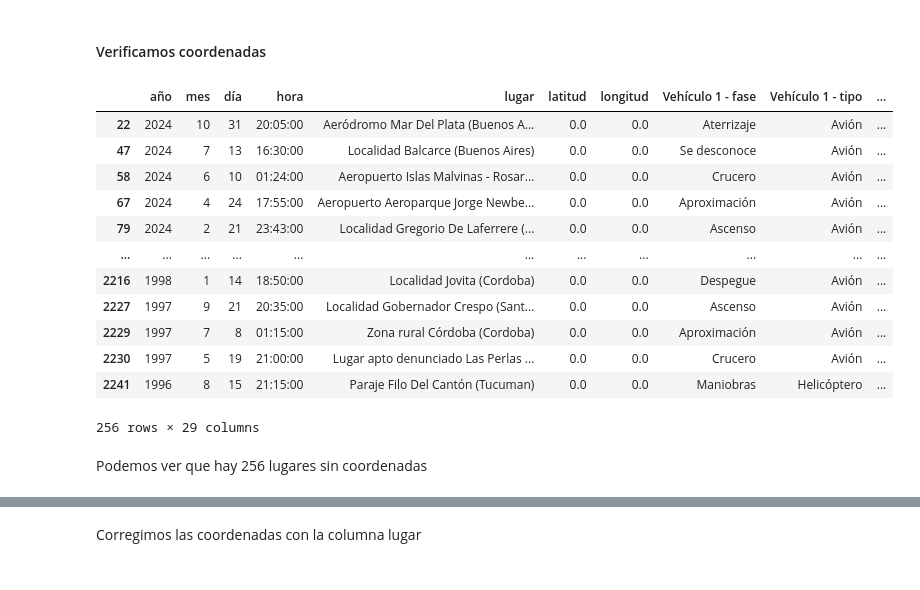
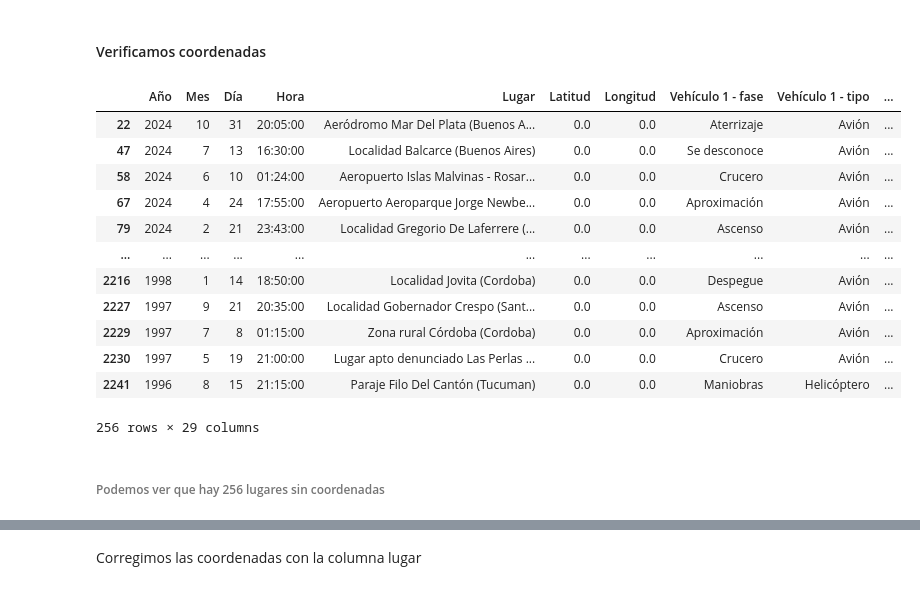
Before and after one commit to MAXIFERNANDEZZ/Accidentes-Aeron-uticos-Argentina, a Jupyter notebook: Data/ETL expedientes aeronauticos.ipynb, the cells around one changed output, grey strips where cells are left out. Saved outputs shown, nothing was run; the diff lists cells and outputs as text; code cells hidden in the pictures.

```diff
--- a/Data/ETL expedientes aeronauticos.ipynb
+++ b/Data/ETL expedientes aeronauticos.ipynb
@@ -17,7 +17,7 @@ from summarytools import dfSummary
 ### Cargamos expedientes
 # %%
 # Cargar el CSV
-expedientes = pd.read_csv("expedientes_aeronautico.csv", encoding='utf-8')
+expedientes = pd.read_csv(r"C:\Users\maxyf\OneDrive\Escritorio\CV\Proyecto accidentes aeronauticos\Archivos\expedientes_aeronautico.csv")
 # %% [markdown]
 ### Tratamiento del dataset
 # %%
@@ -110,18 +115,18 @@ np.int64(0)
 # %%
 # Convertir 'fecha' a datetime y extraer año, mes y día con tipo correcto
-expedientes["fecha"] = pd.to_datetime(expedientes["fecha"], errors="coerce")
+expedientes["Fecha"] = pd.to_datetime(expedientes["Fecha"], errors="coerce")
 
-expedientes["año"] = expedientes["fecha"].dt.year.astype("int32")
-expedientes["mes"] = expedientes["fecha"].dt.month.astype("int32")
-expedientes["día"] = expedientes["fecha"].dt.day.astype("int32")
+expedientes["Año"] = expedientes["Fecha"].dt.year.astype("int32")
+expedientes["Mes"] = expedientes["Fecha"].dt.month.astype("int32")
+expedientes["Día"] = expedientes["Fecha"].dt.day.astype("int32")
 
-expedientes.drop(columns=["fecha"], inplace=True)
+expedientes.drop(columns=["Fecha"], inplace=True)
 
 # Convertir 'hora' a tipo datetime.time
-expedientes["hora"] = pd.to_datetime(expedientes["hora"], format="%H:%M", errors="coerce").dt.time
+expedientes["Hora"] = pd.to_datetime(expedientes["Hora"], format="%H:%M", errors="coerce").dt.time
 
 # Reordenar columnas: año, mes, día, hora primero, el resto después
-columnas_base = ["año", "mes", "día", "hora"]
+columnas_base = ["Año", "Mes", "Día", "Hora"]
 otras_columnas = [col for col in expedientes.columns if col not in columnas_base]
 expedientes = expedientes[columnas_base + otras_columnas]
 # %%
@@ -171,9 +176,9 @@ Name: count, dtype: int64
 # %% [markdown]
 #### Verificamos coordenadas
 # %%
-expedientes[(expedientes["latitud"] == 0) | (expedientes["longitud"] == 0)]
+expedientes[(expedientes["Latitud"] == 0) | (expedientes["Longitud"] == 0)]
 # %% [output]
-|  | año | mes | día | hora | lugar | latitud | longitud | Vehículo 1 - fase | Vehículo 1 - tipo | ... |
+|  | Año | Mes | Día | Hora | Lugar | Latitud | Longitud | Vehículo 1 - fase | Vehículo 1 - tipo | ... |
 | 22 | 2024 | 10 | 31 | 20:05:00 | Aeródromo Mar Del Plata (Buenos A... | 0.0 | 0.0 | Aterrizaje | Avión | ... |
 | 47 | 2024 | 7 | 13 | 16:30:00 | Localidad Balcarce (Buenos Aires) | 0.0 | 0.0 | Se desconoce | Avión | ... |
 | 58 | 2024 | 6 | 10 | 01:24:00 | Aeropuerto Islas Malvinas - Rosar... | 0.0 | 0.0 | Crucero | Avión | ... |
@@ -187,4 +192,4 @@ expedientes[(expedientes["latitud"] == 0) | (expedientes["longitud"] == 0)]
 | 2241 | 1996 | 8 | 15 | 21:15:00 | Paraje Filo Del Cantón (Tucuman) | 0.0 | 0.0 | Maniobras | Helicóptero | ... |
 256 rows × 29 columns
 # %% [markdown]
-Podemos ver que hay 256 lugares sin coordenadas
+###### Podemos ver que hay 256 lugares sin coordenadas
```
Also changed, not shown: parts of 11 cells of this notebook, 2 other files.
